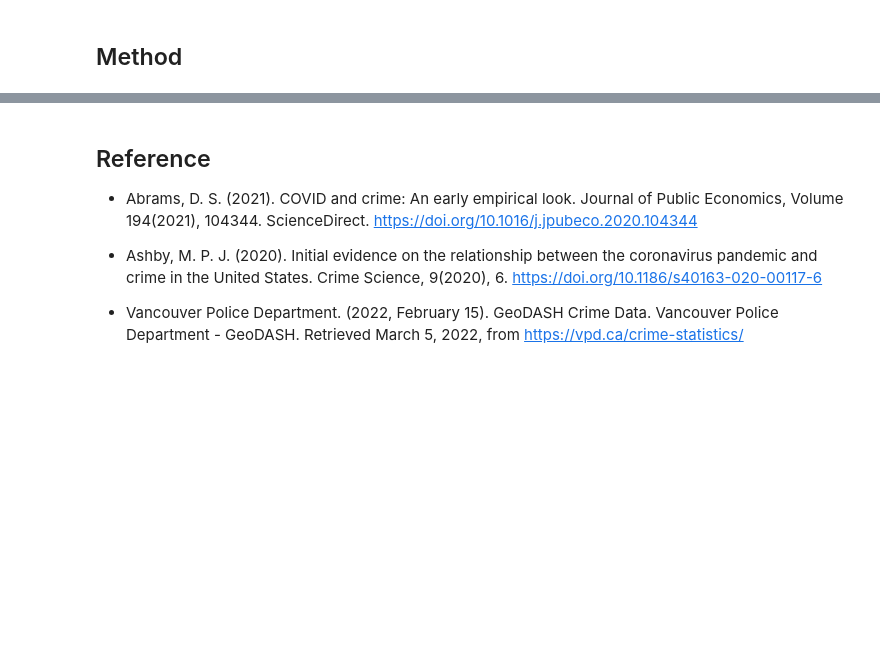
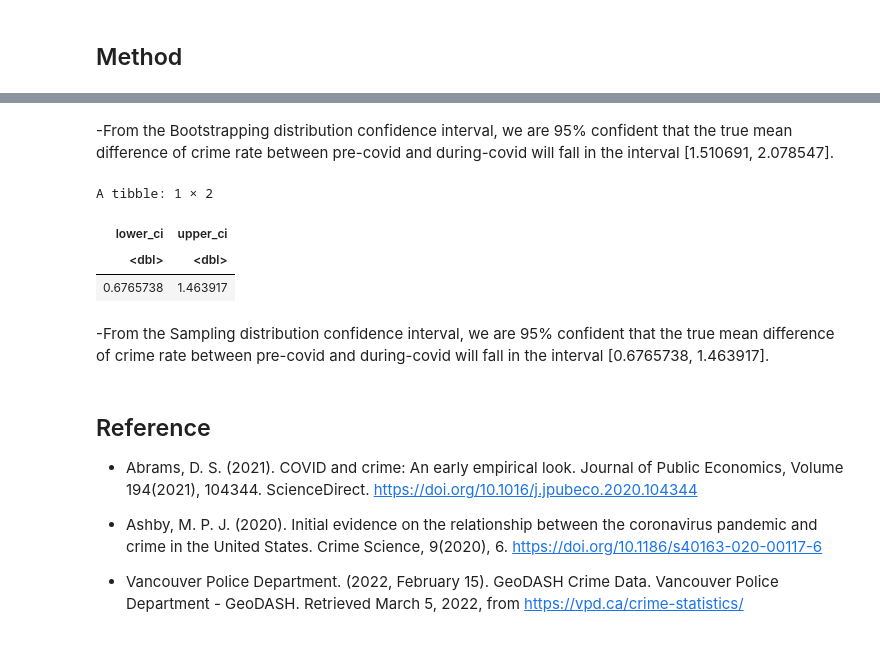
Before and after one commit to MarsZan/STAT201_Project_Group_30, a Jupyter notebook: Project_Proposal.ipynb, the cells around one changed output, grey strips where cells are left out. Drawn from its saved outputs; the diff is of its cells as text; code cells hidden in the pictures; blank space fills up the shorter version.

```diff
--- a/Project_Proposal.ipynb
+++ b/Project_Proposal.ipynb
@@ -302,3 +344,37 @@ bootstrap_500
+# %% [markdown]
+-From the Bootstrapping distribution confidence interval, we are 95% confident that the true mean difference of crime rate between pre-covid and during-covid will fall in the interval [1.510691, 2.078547].
+# %%
+# 95% Confidence Interval
+set.seed(33)
+pre_covid <- crime_yearly_avg %>%
+filter(YEAR == 2017:2019)
+during_covid <- crime_yearly_avg %>%
+filter(YEAR == 2020:2022)
+
+#Sampling distribution
+sample_3 <- rep_sample_n(pre_covid, size = 20, reps = 1000)
+pre_covid_sampling_ci <- sample_3 %>%
+group_by(replicate) %>%
+summarize(sample_mean = mean(yearly_avg)) %>%
+get_ci(level = 0.95, type = "percentile")
+
+sample_4 <- rep_sample_n(during_covid, size = 20, reps = 1000)
+during_covid_sampling_ci <- sample_4 %>%
+summarize(sample_mean = mean(yearly_avg)) %>%
+get_ci(level = 0.95, type = "percentile")
+
+sampling_mean_diff_ci <- tibble(
+    lower_ci = pre_covid_sampling_ci$lower_ci - during_covid_sampling_ci$lower_ci,
+    upper_ci = pre_covid_sampling_ci$upper_ci - during_covid_sampling_ci$upper_ci)
+
+sampling_mean_diff_ci
+# %% [output]
+A tibble: 1 × 2
+| lower_ci | upper_ci |
+| <dbl> | <dbl> |
+| 0.6765738 | 1.463917 |
+# %% [markdown]
+-From the Sampling distribution confidence interval, we are 95% confident that the true mean difference of crime rate between pre-covid and during-covid will fall in the interval [0.6765738, 1.463917].
 # %% [markdown]
 ## Reference
 - Abrams, D. S. (2021). COVID and crime: An early empirical look. Journal of Public Economics, Volume 194(2021), 104344. ScienceDirect. https://doi.org/10.1016/j.jpubeco.2020.104344
```
Also changed, not shown: parts of 7 cells of this notebook.
